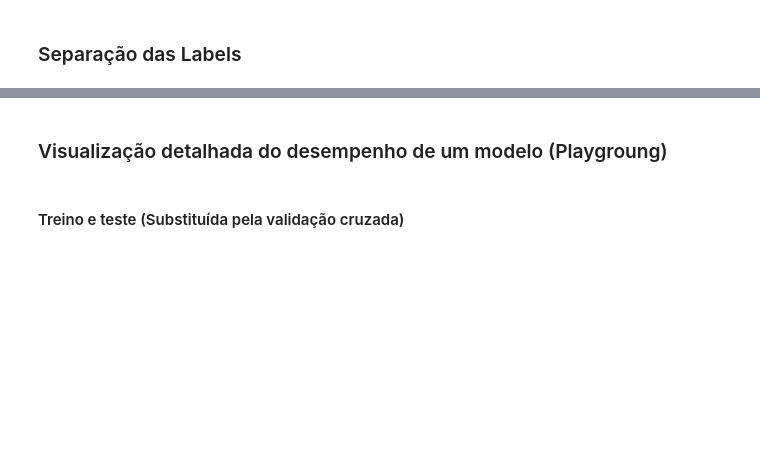
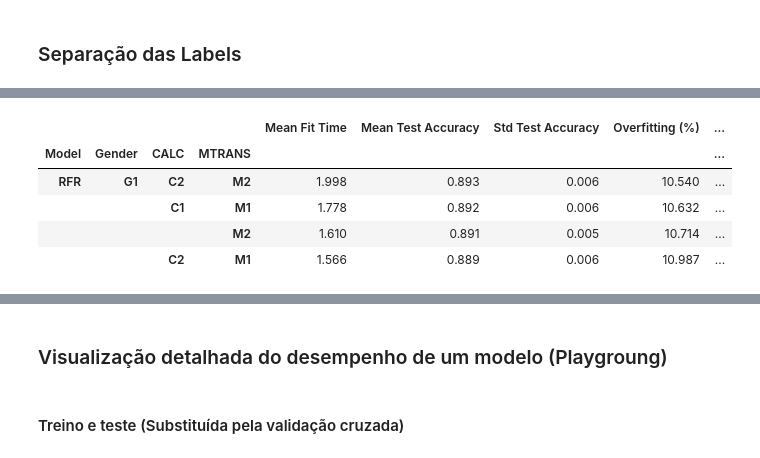
Before and after one commit to renanrms/datamining-t1, a Jupyter notebook: src/solution.ipynb, the cells around one changed output, grey strips where cells are left out. Drawn from its saved outputs; the diff is of its cells as text; code cells hidden in the pictures; blank space fills up the shorter version.

```diff
--- a/src/solution.ipynb
+++ b/src/solution.ipynb
@@ -187,0 +223,37 @@ target = train["NObeyesdad_encoded"]
+# %%
+transformers = {
+    "Numerical": [
+        (
+            "N1",
+            "passthrough",
+            numerical_columns,
+        )
+    ],
+    "Gender": [
+        (
+            "G1",
+            OneHotEncoder(
+                categories=[gender_options], drop="first", sparse_output=False
+            ),
+            ["Gender"],
+        ),
+    ],
+    "CALC": [
+        (
+            "C1",
+            OneHotEncoder(categories=[CALC_options], drop="first", sparse_output=False),
+            ["CALC"],
+        ),
+        ("C2", OrdinalEncoder(categories=[CALC_options], dtype=int), ["CALC"]),
+    ],
+    "MTRANS": [
+        (
+            "M1",
+            OneHotEncoder(
+                categories=[MTRANS_options], drop="first", sparse_output=False
+            ),
+            ["MTRANS"],
+        ),
+        ("M2", OrdinalEncoder(categories=[MTRANS_options], dtype=int), ["MTRANS"]),
+    ],
+}
@@ -187,0 +329,15 @@ target = train["NObeyesdad_encoded"]
+# %%
+# Mostrar as médias agrupadas por modelo e pré-processamento
+display(
+    results_df.groupby(["Model", "Gender", "CALC", "MTRANS"])
+    .mean()
+    .sort_values("Mean Test Accuracy", ascending=False)
+    .round(3)
+)
+# %% [output]
+|  |  |  |  | Mean Fit Time | Mean Test Accuracy | Std Test Accuracy | Overfitting (%) | ... |
+| Model | Gender | CALC | MTRANS |  |  |  |  | ... |
+| RFR | G1 | C2 | M2 | 1.998 | 0.893 | 0.006 | 10.540 | ... |
+|  |  | C1 | M1 | 1.778 | 0.892 | 0.006 | 10.632 | ... |
+|  |  |  | M2 | 1.610 | 0.891 | 0.005 | 10.714 | ... |
+|  |  | C2 | M1 | 1.566 | 0.889 | 0.006 | 10.987 | ... |
```
Also changed, not shown: parts of 35 cells of this notebook, 1 other file.
